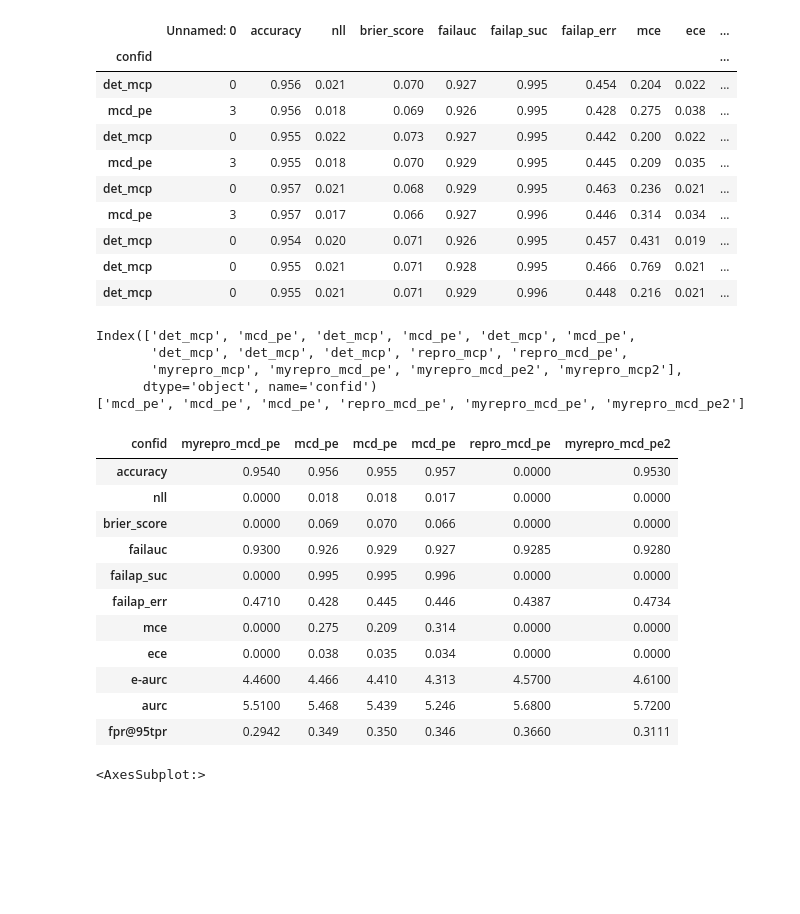
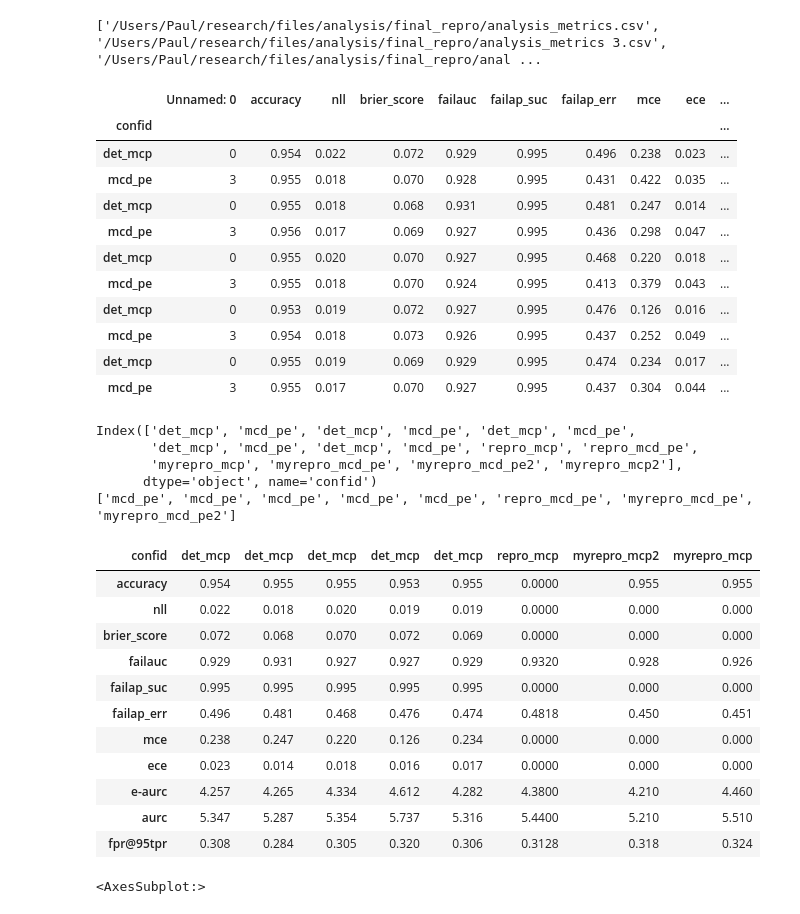
Before and after one commit to IML-DKFZ/fd-shifts, a Jupyter notebook: notebooks/analysis_repro_mcp_mcd.ipynb, the cells around one changed output. Cells and saved outputs as stored; diff of their text form; code cells hidden in the pictures; blank space fills up the shorter version.

Commit message:
finished repro_mcd_mcp. all results good

```diff
--- a/notebooks/analysis.ipynb
+++ b/notebooks/analysis_repro_mcp_mcd.ipynb
@@ -1,17 +1,24 @@
 # %%
+# THIS IS THE REPRO IPYNB FOR MCP_MCD CONFIDNET PAPER!!!
 import pandas as pd
+import os
 # in_path_list = [
 #                 "/Users/Paul/research/files/analysis/full_log/analysis_metrics.csv",
 #                 "/Users/Paul/research/files/analysis/full_log/analysis_metrics 2.csv",
 #                 "/Users/Paul/research/files/analysis/full_log/analysis_metrics 3.csv"]
 
-in_path_list = [
-                "//Users/Paul/research/files/analysis/repro_mcd_mcp/metrics2.csv",
-                "/Users/Paul/research/files/analysis/repro_mcd_mcp/metrics3.csv",
-                "/Users/Paul/research/files/analysis/repro_mcd_mcp/metrics4.csv",
-                "/Users/Paul/research/files/analysis/full_log/full_log_metrics.csv",
-                "/Users/Paul/research/files/analysis/full_log/full_log_metrics 2.csv",
-                "/Users/Paul/research/files/analysis/full_log/full_log_metrics 3.csv"]
+# in_path_list = [
+#                 "//Users/Paul/research/files/analysis/repro_mcd_mcp/metrics2.csv",
+#                 "/Users/Paul/research/files/analysis/repro_mcd_mcp/metrics3.csv",
+#                 "/Users/Paul/research/files/analysis/repro_mcd_mcp/metrics4.csv",
+#                 "/Users/Paul/research/files/analysis/full_log/full_log_metrics.csv",
+#                 "/Users/Paul/research/files/analysis/full_log/full_log_metrics 2.csv",
+#                 "/Users/Paul/research/files/analysis/full_log/full_log_metrics 3.csv"]
+dir_path = "/Users/Paul/research/files/analysis/final_repro"
+in_path_list = [os.path.join(dir_path, x) for x in os.listdir(dir_path)]
+print(in_path_list)
+# %% [output]
+['/Users/Paul/research/files/analysis/final_repro/analysis_metrics.csv', '/Users/Paul/research/files/analysis/final_repro/analysis_metrics 3.csv', '/Users/Paul/research/files/analysis/final_repro/anal ...
 # %%
 dflist = []
 for p in in_path_list:
@@ -34,47 +41,48 @@ select_df
 # %% [output]
 |  | Unnamed: 0 | accuracy | nll | brier_score | failauc | failap_suc | failap_err | mce | ece | ... |
 | confid |  |  |  |  |  |  |  |  |  | ... |
-| det_mcp | 0 | 0.956 | 0.021 | 0.070 | 0.927 | 0.995 | 0.454 | 0.204 | 0.022 | ... |
-| mcd_pe | 3 | 0.956 | 0.018 | 0.069 | 0.926 | 0.995 | 0.428 | 0.275 | 0.038 | ... |
-| det_mcp | 0 | 0.955 | 0.022 | 0.073 | 0.927 | 0.995 | 0.442 | 0.200 | 0.022 | ... |
-| mcd_pe | 3 | 0.955 | 0.018 | 0.070 | 0.929 | 0.995 | 0.445 | 0.209 | 0.035 | ... |
-| det_mcp | 0 | 0.957 | 0.021 | 0.068 | 0.929 | 0.995 | 0.463 | 0.236 | 0.021 | ... |
-| mcd_pe | 3 | 0.957 | 0.017 | 0.066 | 0.927 | 0.996 | 0.446 | 0.314 | 0.034 | ... |
-| det_mcp | 0 | 0.954 | 0.020 | 0.071 | 0.926 | 0.995 | 0.457 | 0.431 | 0.019 | ... |
-| det_mcp | 0 | 0.955 | 0.021 | 0.071 | 0.928 | 0.995 | 0.466 | 0.769 | 0.021 | ... |
-| det_mcp | 0 | 0.955 | 0.021 | 0.071 | 0.929 | 0.996 | 0.448 | 0.216 | 0.021 | ... |
+| det_mcp | 0 | 0.954 | 0.022 | 0.072 | 0.929 | 0.995 | 0.496 | 0.238 | 0.023 | ... |
+| mcd_pe | 3 | 0.955 | 0.018 | 0.070 | 0.928 | 0.995 | 0.431 | 0.422 | 0.035 | ... |
+| det_mcp | 0 | 0.955 | 0.018 | 0.068 | 0.931 | 0.995 | 0.481 | 0.247 | 0.014 | ... |
+| mcd_pe | 3 | 0.956 | 0.017 | 0.069 | 0.927 | 0.995 | 0.436 | 0.298 | 0.047 | ... |
+| det_mcp | 0 | 0.955 | 0.020 | 0.070 | 0.927 | 0.995 | 0.468 | 0.220 | 0.018 | ... |
+| mcd_pe | 3 | 0.955 | 0.018 | 0.070 | 0.924 | 0.995 | 0.413 | 0.379 | 0.043 | ... |
+| det_mcp | 0 | 0.953 | 0.019 | 0.072 | 0.927 | 0.995 | 0.476 | 0.126 | 0.016 | ... |
+| mcd_pe | 3 | 0.954 | 0.018 | 0.073 | 0.926 | 0.995 | 0.437 | 0.252 | 0.049 | ... |
+| det_mcp | 0 | 0.955 | 0.019 | 0.069 | 0.929 | 0.995 | 0.474 | 0.234 | 0.017 | ... |
+| mcd_pe | 3 | 0.955 | 0.017 | 0.070 | 0.927 | 0.995 | 0.437 | 0.304 | 0.044 | ... |
 # %%
 # , "failap_err", "fpr@95tpr", "e-aurc", "aurc"
 tr_df = select_df.transpose()
 tr_df = tr_df[tr_df.index != "Unnamed: 0"]
 tr_df["repro_mcp"] = [0, 0, 0, 0.932, 0, 0.4818, 0, 0, 4.38, 5.44, 0.3128]
 tr_df["repro_mcd_pe"] = [0, 0, 0, 0.9285, 0, 0.4387, 0, 0, 4.57, 5.68, 0.366]
-tr_df["myrepro_mcp"] = [0.955, 0, 0, 0.9274, 0, 0.4552, 0, 0, 4.15, 5.17, 0.2981]
-tr_df["myrepro_mcd_pe"] = [0.954, 0, 0, 0.930, 0, 0.471, 0, 0, 4.46, 5.51, 0.2942]
-tr_df["myrepro_mcd_pe2"] = [0.953, 0, 0, 0.928, 0, 0.4734, 0, 0, 4.61, 5.72, 0.3111]
-tr_df["myrepro_mcp2"] = [0.954, 0, 0, 0.9274, 0, 0.4747, 0, 0, 4.34, 5.44, 0.313]
+tr_df["myrepro_mcp"] = [0.955, 0, 0, 0.9260, 0, 0.451, 0, 0, 4.46, 5.51, 0.324]
+tr_df["myrepro_mcd_pe"] = [0.954, 0, 0, 0.927, 0, 0.445, 0, 0, 4.62, 5.69, 0.3255]
+tr_df["myrepro_mcd_pe2"] = [0.955, 0, 0, 0.9285, 0, 0.450, 0, 0, 4.39, 5.41, 0.317]
+tr_df["myrepro_mcp2"] = [0.955, 0, 0, 0.9280, 0, 0.450, 0, 0, 4.21, 5.21, 0.318]
 # %%
 print(tr_df.columns)
 print([c for c in tr_df.columns if "pe" in c])
-tr_df[set([c for c in tr_df.columns if "pe" in c])]
+tr_df[set([c for c in tr_df.columns if "mcp" in c])]
 # %% [output]
 Index(['det_mcp', 'mcd_pe', 'det_mcp', 'mcd_pe', 'det_mcp', 'mcd_pe',
-       'det_mcp', 'det_mcp', 'det_mcp', 'repro_mcp', 'repro_mcd_pe',
+       'det_mcp', 'mcd_pe', 'det_mcp', 'mcd_pe', 'repro_mcp', 'repro_mcd_pe',
        'myrepro_mcp', 'myrepro_mcd_pe', 'myrepro_mcd_pe2', 'myrepro_mcp2'],
       dtype='object', name='confid')
-['mcd_pe', 'mcd_pe', 'mcd_pe', 'repro_mcd_pe', 'myrepro_mcd_pe', 'myrepro_mcd_pe2']
+['mcd_pe', 'mcd_pe', 'mcd_pe', 'mcd_pe', 'mcd_pe', 'repro_mcd_pe', 'myrepro_mcd_pe', 'myrepro_mcd_pe2']
-| confid | myrepro_mcd_pe | mcd_pe | mcd_pe | mcd_pe | repro_mcd_pe | myrepro_mcd_pe2 |
-| accuracy | 0.9540 | 0.956 | 0.955 | 0.957 | 0.0000 | 0.9530 |
-| nll | 0.0000 | 0.018 | 0.018 | 0.017 | 0.0000 | 0.0000 |
-| brier_score | 0.0000 | 0.069 | 0.070 | 0.066 | 0.0000 | 0.0000 |
-| failauc | 0.9300 | 0.926 | 0.929 | 0.927 | 0.9285 | 0.9280 |
-| failap_suc | 0.0000 | 0.995 | 0.995 | 0.996 | 0.0000 | 0.0000 |
-| failap_err | 0.4710 | 0.428 | 0.445 | 0.446 | 0.4387 | 0.4734 |
-| mce | 0.0000 | 0.275 | 0.209 | 0.314 | 0.0000 | 0.0000 |
-| ece | 0.0000 | 0.038 | 0.035 | 0.034 | 0.0000 | 0.0000 |
-| e-aurc | 4.4600 | 4.466 | 4.410 | 4.313 | 4.5700 | 4.6100 |
-| aurc | 5.5100 | 5.468 | 5.439 | 5.246 | 5.6800 | 5.7200 |
-| fpr@95tpr | 0.2942 | 0.349 | 0.350 | 0.346 | 0.3660 | 0.3111 |
+| confid | det_mcp | det_mcp | det_mcp | det_mcp | det_mcp | repro_mcp | myrepro_mcp2 | myrepro_mcp |
+| accuracy | 0.954 | 0.955 | 0.955 | 0.953 | 0.955 | 0.0000 | 0.955 | 0.955 |
+| nll | 0.022 | 0.018 | 0.020 | 0.019 | 0.019 | 0.0000 | 0.000 | 0.000 |
+| brier_score | 0.072 | 0.068 | 0.070 | 0.072 | 0.069 | 0.0000 | 0.000 | 0.000 |
+| failauc | 0.929 | 0.931 | 0.927 | 0.927 | 0.929 | 0.9320 | 0.928 | 0.926 |
+| failap_suc | 0.995 | 0.995 | 0.995 | 0.995 | 0.995 | 0.0000 | 0.000 | 0.000 |
+| failap_err | 0.496 | 0.481 | 0.468 | 0.476 | 0.474 | 0.4818 | 0.450 | 0.451 |
+| mce | 0.238 | 0.247 | 0.220 | 0.126 | 0.234 | 0.0000 | 0.000 | 0.000 |
+| ece | 0.023 | 0.014 | 0.018 | 0.016 | 0.017 | 0.0000 | 0.000 | 0.000 |
+| e-aurc | 4.257 | 4.265 | 4.334 | 4.612 | 4.282 | 4.3800 | 4.210 | 4.460 |
+| aurc | 5.347 | 5.287 | 5.354 | 5.737 | 5.316 | 5.4400 | 5.210 | 5.510 |
+| fpr@95tpr | 0.308 | 0.284 | 0.305 | 0.320 | 0.306 | 0.3128 | 0.318 | 0.324 |
 # %%
 £tr_df[(tr_df.index != "e-aurc") & (tr_df.index != "aurc")].plot.bar()
 # %% [output]
```
Also changed, not shown: parts of 3 cells of this notebook, 1 other file.
